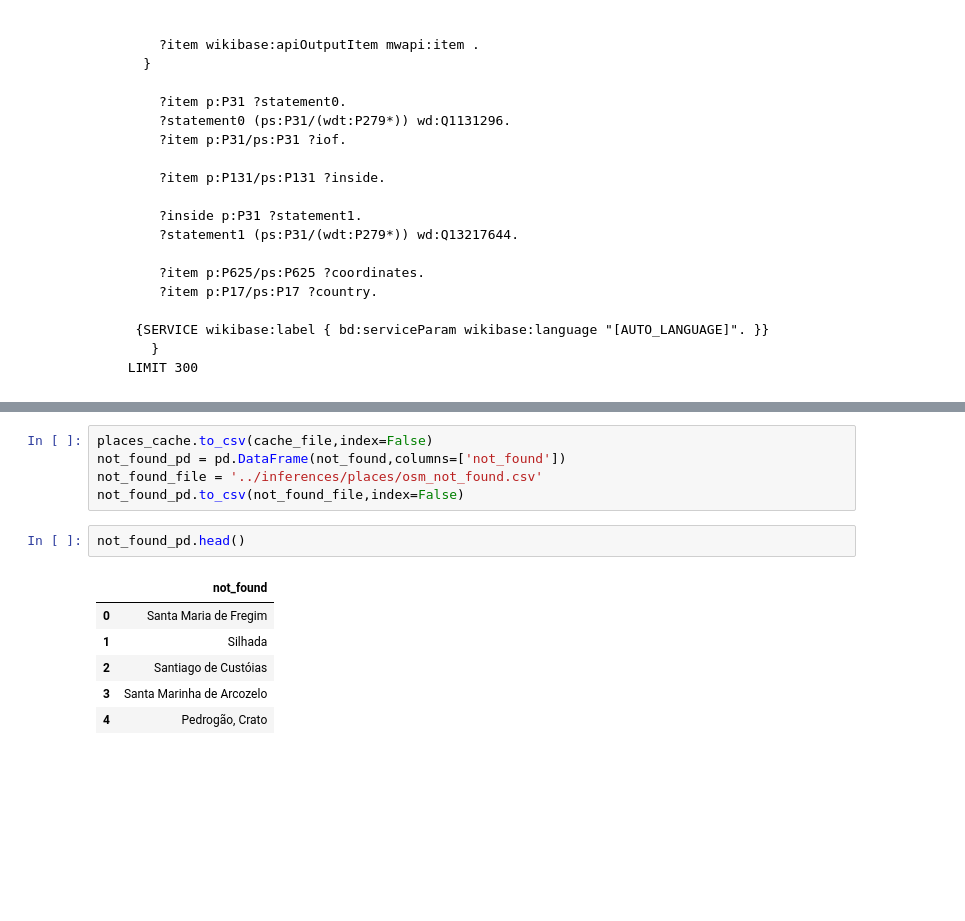
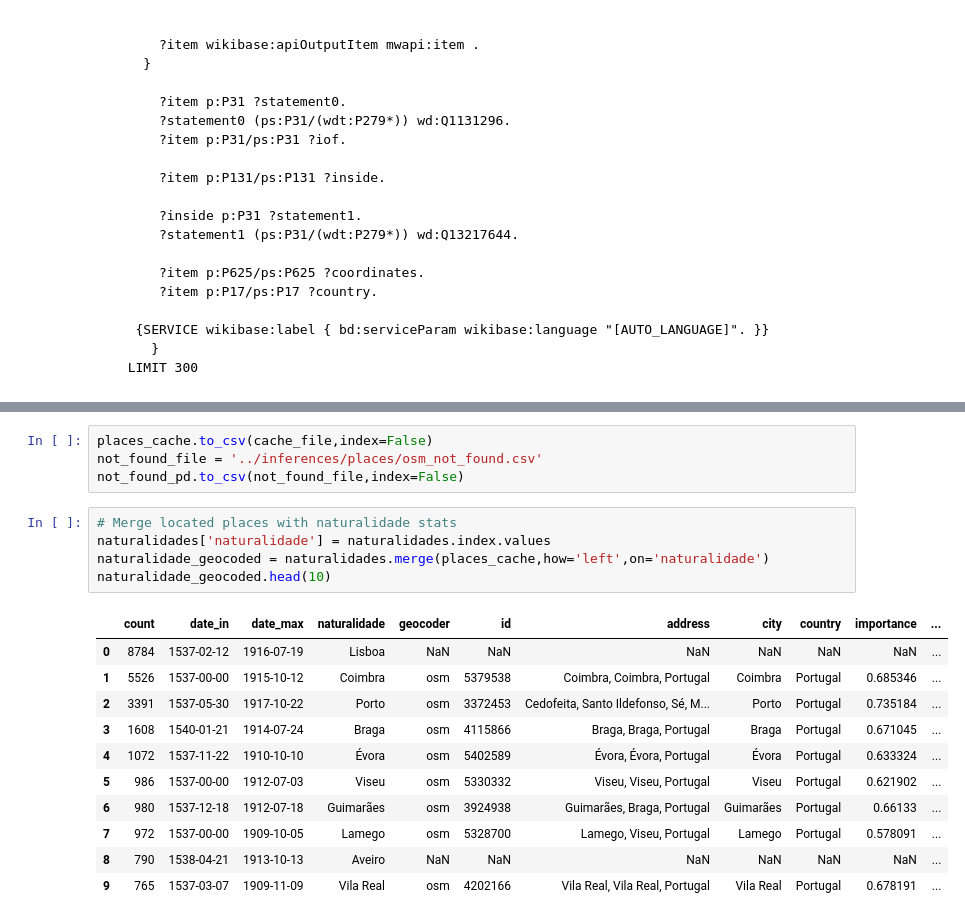
Before and after one commit to joaquimrcarvalho/fauc1537-1919, a Jupyter notebook: notebooks/025-geographic.ipynb, the cells around one changed output, grey strips where cells are left out. Cells and saved outputs as stored; diff of their text form; blank space fills up the shorter version.

```diff
--- a/notebooks/025-geographic.ipynb
+++ b/notebooks/025-geographic.ipynb
@@ -481,14 +502,21 @@ Found: Óvoa (Ovoa, Santa Comba Dão, Viseu, Portugal)
 # %%
 places_cache.to_csv(cache_file,index=False)
-not_found_pd = pd.DataFrame(not_found,columns=['not_found'])
 not_found_file = '../inferences/places/osm_not_found.csv'
 not_found_pd.to_csv(not_found_file,index=False)
-# %%
-not_found_pd.head()
-# %% [output]
-|  | not_found |
-| 0 | Santa Maria de Fregim |
-| 1 | Silhada |
-| 2 | Santiago de Custóias |
-| 3 | Santa Marinha de Arcozelo |
-| 4 | Pedrogão, Crato |
+# %%
+# Merge located places with naturalidade stats
+naturalidades['naturalidade'] = naturalidades.index.values
+naturalidade_geocoded = naturalidades.merge(places_cache,how='left',on='naturalidade')
+naturalidade_geocoded.head(10)
+# %% [output]
+|  | count | date_in | date_max | naturalidade | geocoder | id | address | city | country | importance | ... |
+| 0 | 8784 | 1537-02-12 | 1916-07-19 | Lisboa | NaN | NaN | NaN | NaN | NaN | NaN | ... |
+| 1 | 5526 | 1537-00-00 | 1915-10-12 | Coimbra | osm | 5379538 | Coimbra, Coimbra, Portugal | Coimbra | Portugal | 0.685346 | ... |
+| 2 | 3391 | 1537-05-30 | 1917-10-22 | Porto | osm | 3372453 | Cedofeita, Santo Ildefonso, Sé, M... | Porto | Portugal | 0.735184 | ... |
+| 3 | 1608 | 1540-01-21 | 1914-07-24 | Braga | osm | 4115866 | Braga, Braga, Portugal | Braga | Portugal | 0.671045 | ... |
+| 4 | 1072 | 1537-11-22 | 1910-10-10 | Évora | osm | 5402589 | Évora, Évora, Portugal | Évora | Portugal | 0.633324 | ... |
+| 5 | 986 | 1537-00-00 | 1912-07-03 | Viseu | osm | 5330332 | Viseu, Viseu, Portugal | Viseu | Portugal | 0.621902 | ... |
+| 6 | 980 | 1537-12-18 | 1912-07-18 | Guimarães | osm | 3924938 | Guimarães, Braga, Portugal | Guimarães | Portugal | 0.66133 | ... |
+| 7 | 972 | 1537-00-00 | 1909-10-05 | Lamego | osm | 5328700 | Lamego, Viseu, Portugal | Lamego | Portugal | 0.578091 | ... |
+| 8 | 790 | 1538-04-21 | 1913-10-13 | Aveiro | NaN | NaN | NaN | NaN | NaN | NaN | ... |
+| 9 | 765 | 1537-03-07 | 1909-11-09 | Vila Real | osm | 4202166 | Vila Real, Vila Real, Portugal | Vila Real | Portugal | 0.678191 | ... |
```
Also changed, not shown: parts of 16 cells of this notebook, 1 other file.
